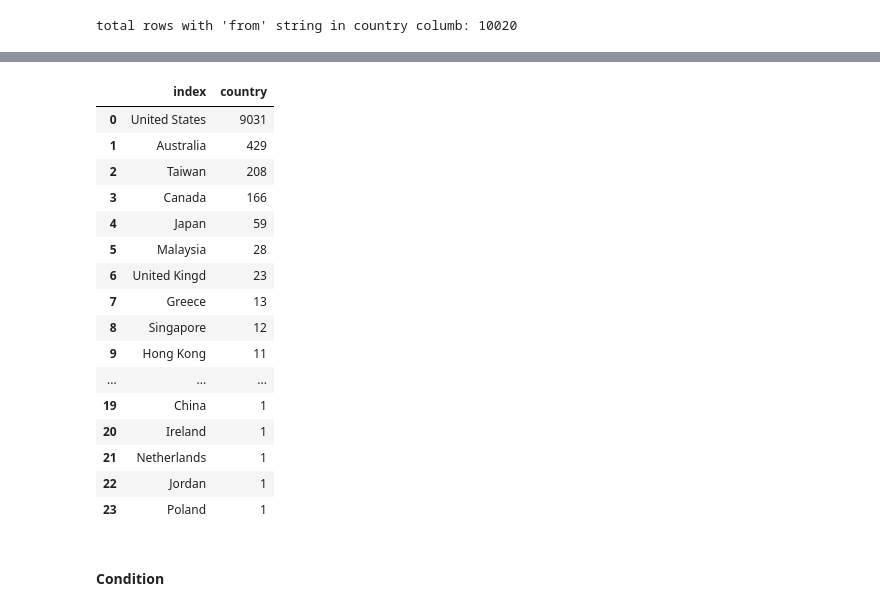
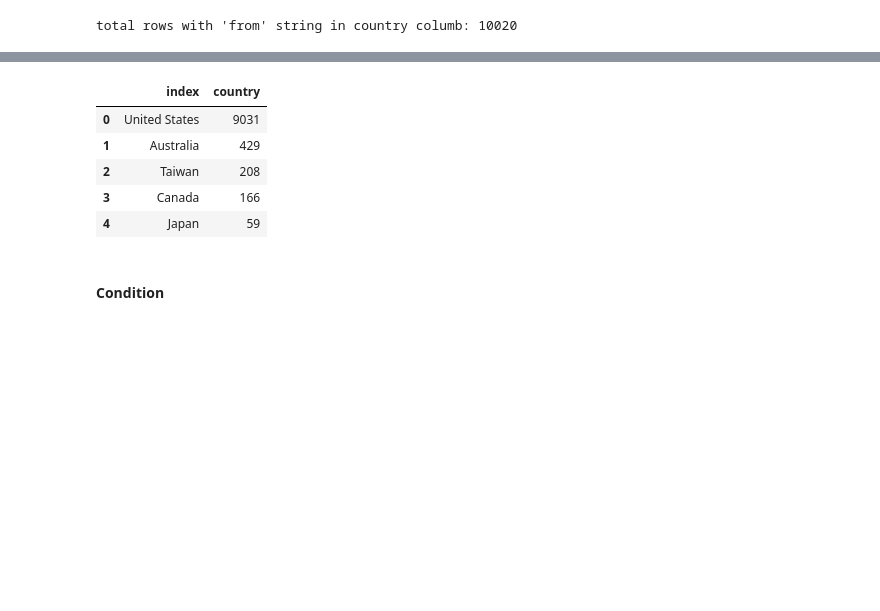
Before and after one commit to sebmedina-pers/ebay-star-wars-webscraper-and-eda, a Jupyter notebook: eda.ipynb, the cells around one changed output, grey strips where cells are left out. Cells and saved outputs as stored; diff of their text form; code cells hidden in the pictures; blank space fills up the shorter version.

```diff
--- a/eda.ipynb
+++ b/eda.ipynb
@@ -123,25 +143,14 @@ df.head()
 # %%
 country_freqs = df.country.value_counts()
 df_country_freqs = pd.DataFrame(country_freqs).reset_index()
-df_country_freqs
+df_country_freqs.head()
 # %% [output]
 |  | index | country |
 | 0 | United States | 9031 |
 | 1 | Australia | 429 |
 | 2 | Taiwan | 208 |
 | 3 | Canada | 166 |
 | 4 | Japan | 59 |
-| 5 | Malaysia | 28 |
-| 6 | United Kingd | 23 |
-| 7 | Greece | 13 |
-| 8 | Singapore | 12 |
-| 9 | Hong Kong | 11 |
-| ... | ... | ... |
-| 19 | China | 1 |
-| 20 | Ireland | 1 |
-| 21 | Netherlands | 1 |
-| 22 | Jordan | 1 |
-| 23 | Poland | 1 |
 # %% [markdown]
 #### Condition
 # %%
```
Also changed, not shown: parts of 8 cells of this notebook.
